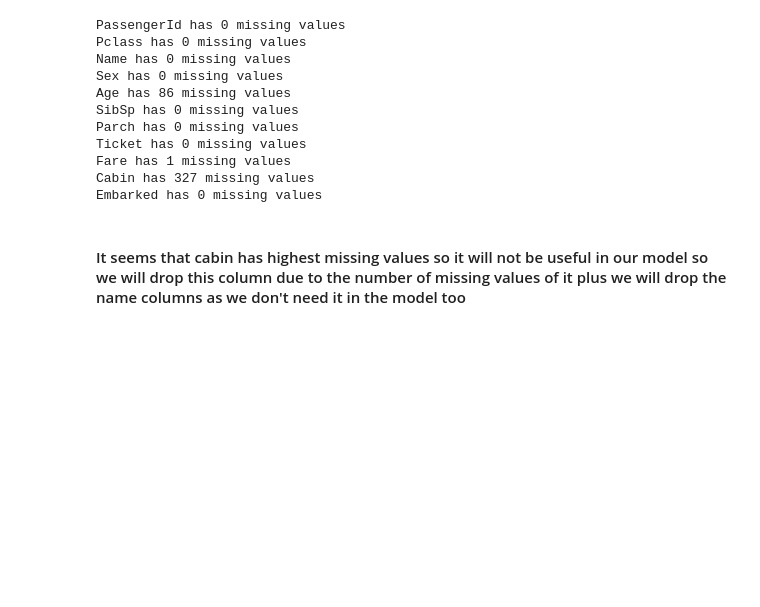
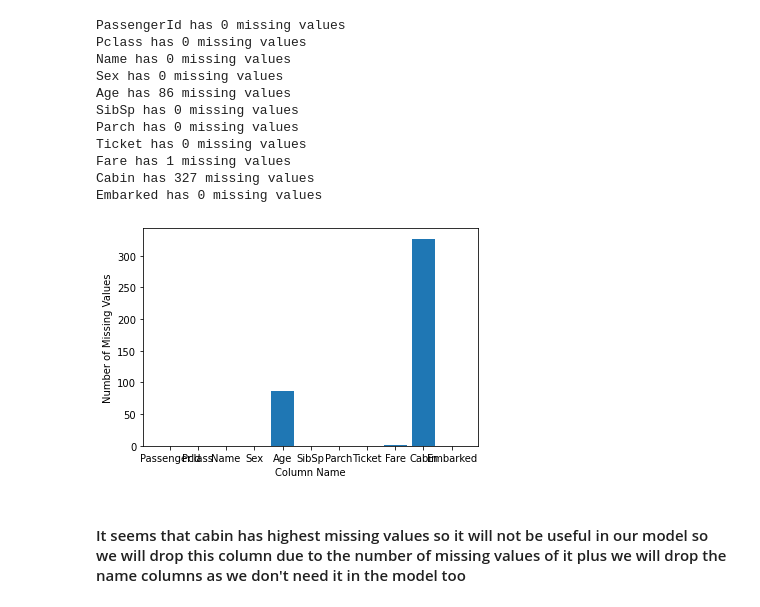
Before and after one commit to mahmodKhaled/Titanic---Machine-Learning-from-Disaster, a Jupyter notebook: Titanic.ipynb, the cells around one changed output. Cells and saved outputs as stored; diff of their text form; code cells hidden in the pictures; blank space fills up the shorter version.

```diff
--- a/Titanic.ipynb
+++ b/Titanic.ipynb
@@ -243,5 +257,7 @@ train.head()
 # %%
+test_missing_values = []
 for col in test.columns:
+    test_missing_values.append(test[col].isnull().sum())
     print(col,"has",test[col].isnull().sum(),"missing values")
 # %% [output]
 PassengerId has 0 missing values
@@ -255,6 +271,10 @@ Ticket has 0 missing values
 Fare has 1 missing values
 Cabin has 327 missing values
 Embarked has 0 missing values
+# %%
+visualize_missing_values(test.columns,test_missing_values)
+# %% [output]
+[figure, added]
 # %% [markdown]
 #### It seems that cabin has highest missing values so it will not be useful in our model so we will drop this column due to the number of missing values of it plus we will drop the name columns as we don't need it in the model too
 # %%
```
Also changed, not shown: parts of 6 cells of this notebook.
